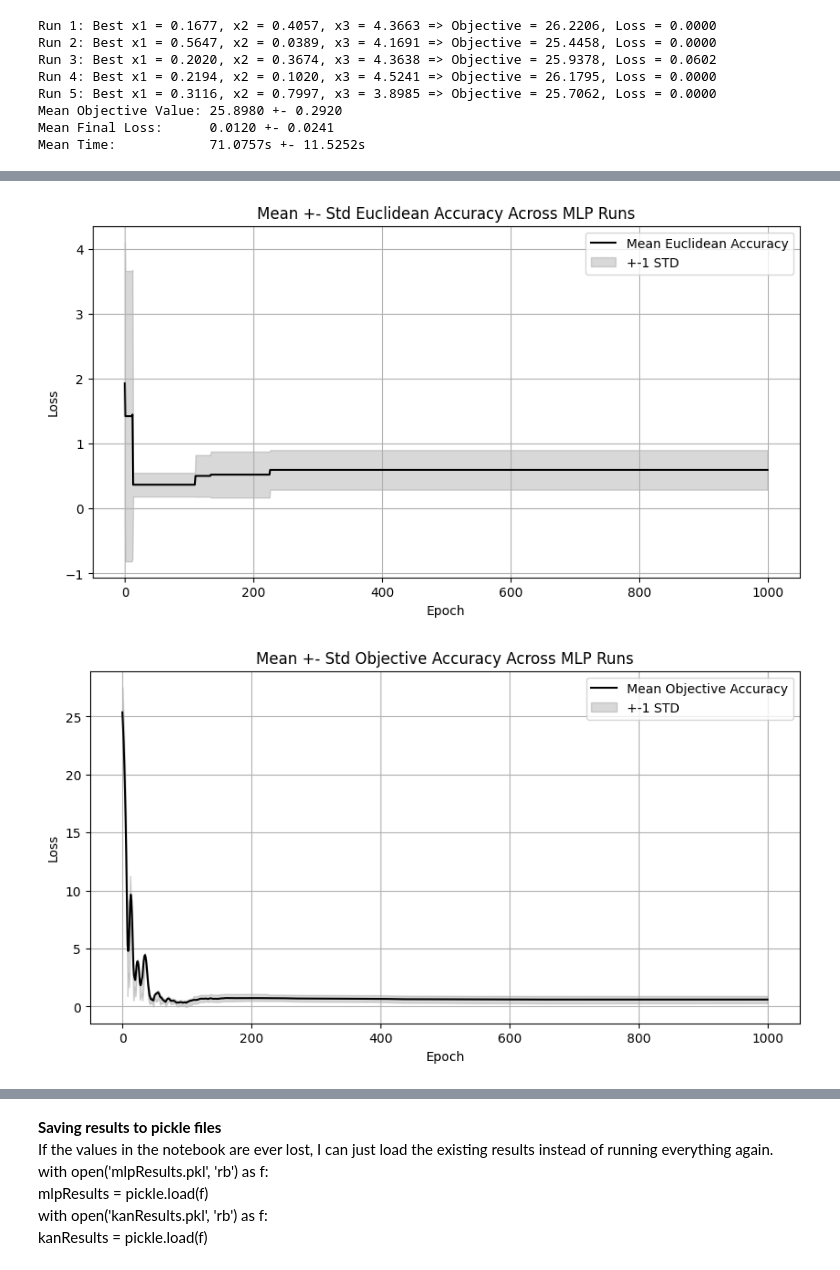
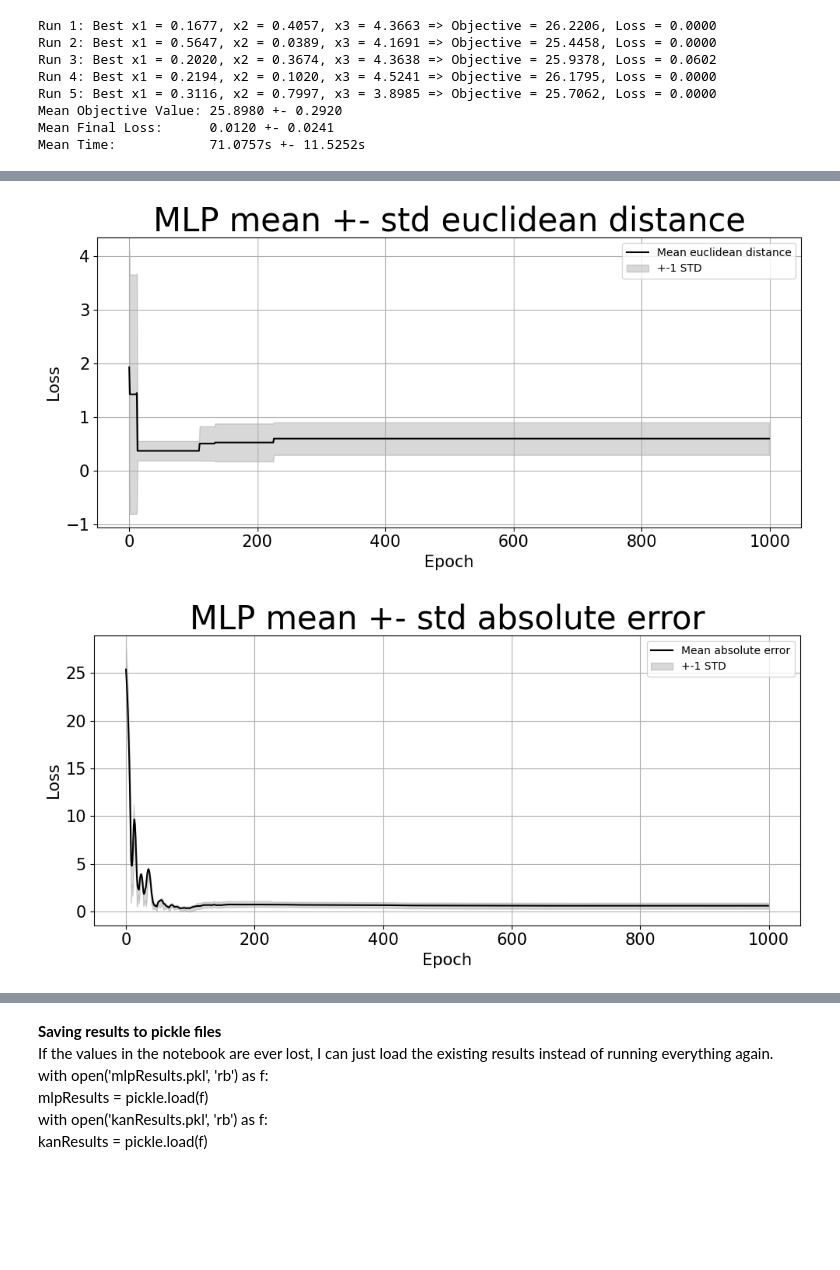
Before and after one commit to arjy143/Neural-Networks-for-Optimisation, a Jupyter notebook: Linear Optimisation/Problem 2/LP-problem-2.ipynb, the cells around one changed output, grey strips where cells are left out. Drawn from its saved outputs; the diff is of its cells as text; code cells hidden in the pictures; blank space fills up the shorter version.

Commit message:
more graph cleaning

```diff
--- a/Linear Optimisation/Problem 2/LP-problem-2.ipynb
+++ b/Linear Optimisation/Problem 2/LP-problem-2.ipynb
@@ -254,38 +275,44 @@ plt.show()
 # %%
 mlpEuclideanAccuracyArray = np.array(mlpAllEuclideanAccuracies)
 mlpMeanEuclideanAccuracy = np.mean(mlpEuclideanAccuracyArray, axis=0)
 mlpStdEuclideanAccuracy = np.std(mlpEuclideanAccuracyArray, axis=0)
 
-#mean and std of euclidean accuracy
+#mean and std of euclidean distance
 plt.figure(figsize=(10, 5))
-plt.plot(mlpMeanEuclideanAccuracy[:1000], label="Mean Euclidean Accuracy", color='black')
+plt.plot(mlpMeanEuclideanAccuracy[:1000], label="Mean euclidean distance", color='black')
 plt.fill_between(range(1000), mlpMeanEuclideanAccuracy[:1000] - mlpStdEuclideanAccuracy[:1000], mlpMeanEuclideanAccuracy[:1000] + mlpStdEuclideanAccuracy[:1000],
                  color='gray', alpha=0.3, label="+-1 STD")
-plt.xlabel("Epoch")
-plt.ylabel("Loss")
-plt.title("Mean +- Std Euclidean Accuracy Across MLP Runs")
+plt.xlabel("Epoch", fontsize=15)
+plt.xticks(fontsize=15)
+plt.ylabel("Loss", fontsize=15)
+plt.yticks(fontsize=15)
+plt.title("MLP mean +- std euclidean distance", fontsize=30)
 plt.grid(True)
 plt.legend()
+plt.tight_layout()
 plt.show()
 
 mlpObjectiveAccuracyArray = np.array(mlpAllObjectiveAccuracies)
 mlpMeanObjectiveAccuracy = np.mean(mlpObjectiveAccuracyArray, axis=0)
 mlpStdObjectiveAccuracy = np.std(mlpObjectiveAccuracyArray, axis=0)
 
-#mean and std of objective accuracy
+#mean and std of absolute error
 plt.figure(figsize=(10, 5))
-plt.plot(mlpMeanObjectiveAccuracy[:1000], label="Mean Objective Accuracy", color='black')
+plt.plot(mlpMeanObjectiveAccuracy[:1000], label="Mean absolute error", color='black')
 plt.fill_between(range(1000), mlpMeanObjectiveAccuracy[:1000] - mlpStdObjectiveAccuracy[:1000], mlpMeanObjectiveAccuracy[:1000] + mlpStdEuclideanAccuracy[:1000],
                  color='gray', alpha=0.3, label="+-1 STD")
-plt.xlabel("Epoch")
-plt.ylabel("Loss")
-plt.title("Mean +- Std Objective Accuracy Across MLP Runs")
+plt.xlabel("Epoch", fontsize=15)
+plt.xticks(fontsize=15)
+plt.ylabel("Loss", fontsize=15)
+plt.yticks(fontsize=15)
+plt.title("MLP mean +- std absolute error", fontsize=30)
 plt.grid(True)
 plt.legend()
+plt.tight_layout()
 plt.show()
 # %% [output]
-[figure, old version]
+[figure, new version]
-[figure, old version]
+[figure, new version]
 # %%
 kanNRuns = 5
 kanEpochs = 1000
```
Also changed, not shown: parts of 18 cells of this notebook, 1 other file.
